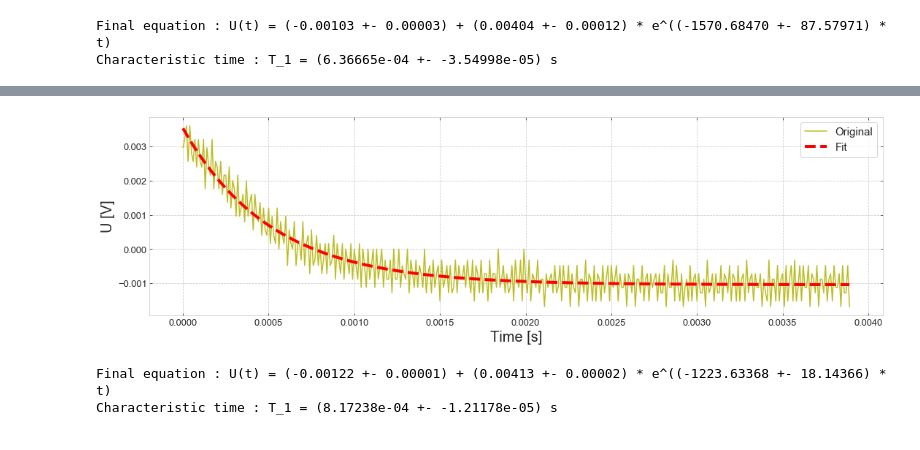
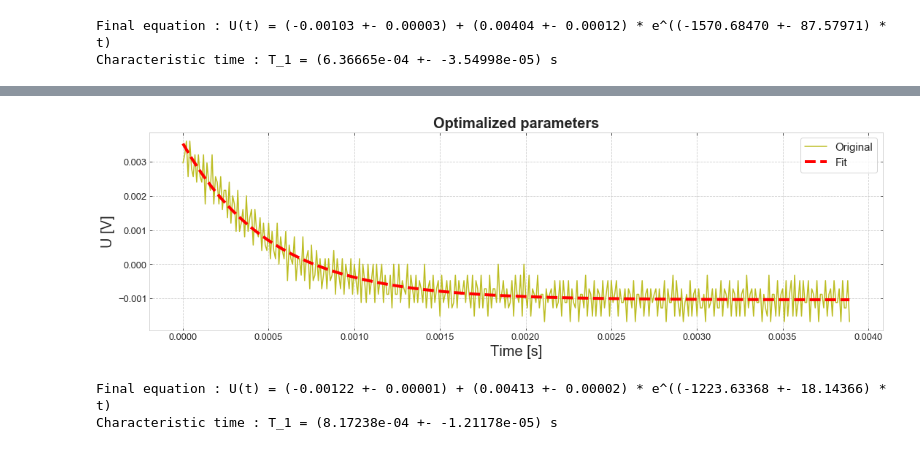
Before and after one commit to masterdesky/ELTE-applied-physics-2019, a Jupyter notebook: II. Optical Pumping/notebooks/opu.ipynb, the cells around one changed output, grey strips where cells are left out. Cells and saved outputs as stored; diff of their text form; code cells hidden in the pictures.

```diff
--- a/II. Optical Pumping/notebooks/opu.ipynb
+++ b/II. Optical Pumping/notebooks/opu.ipynb
@@ -665,23 +712,25 @@ Characteristic time : T_1 = (6.36665e-04 +- -3.54998e-05) s
 # %%
 nrows = 1
 ncols = 1
 fig, axes = plt.subplots(nrows=nrows, ncols=ncols, figsize=(18,5))
 
+titlesize = 20
 axislabelsize = 20
 axisticksize = 13
 
+axes.set_title('Optimalized parameters', fontsize=titlesize, fontweight='bold')
 axes.plot(time_mag_var, values_mag_var, label='Original', color='tab:olive')
 axes.plot(time_mag_var, fit_func(time_mag_var, *popt),
           c='red', linestyle='--', lw=4, label='Fit', zorder=2)
 
 axes.set_xlabel('Time [s]', fontsize=axislabelsize)
 axes.set_ylabel('U [V]', fontsize=axislabelsize)
 axes.tick_params(axis='both', which='major', labelsize=axisticksize)
 
 plt.legend(loc='upper right', fontsize=legendsize)
 plt.show()
 # %% [output]
-[figure, old version]
+[figure, new version]
 # %%
 p0 = value_prep(time=time_mag_var, values=output_mag_var, prep=10, offset=0)
 popt, pcov = curve_fit(fit_func, time_mag_var, output_mag_var, p0=p0)
```
Also changed, not shown: parts of 5 cells of this notebook, 4 other files.
